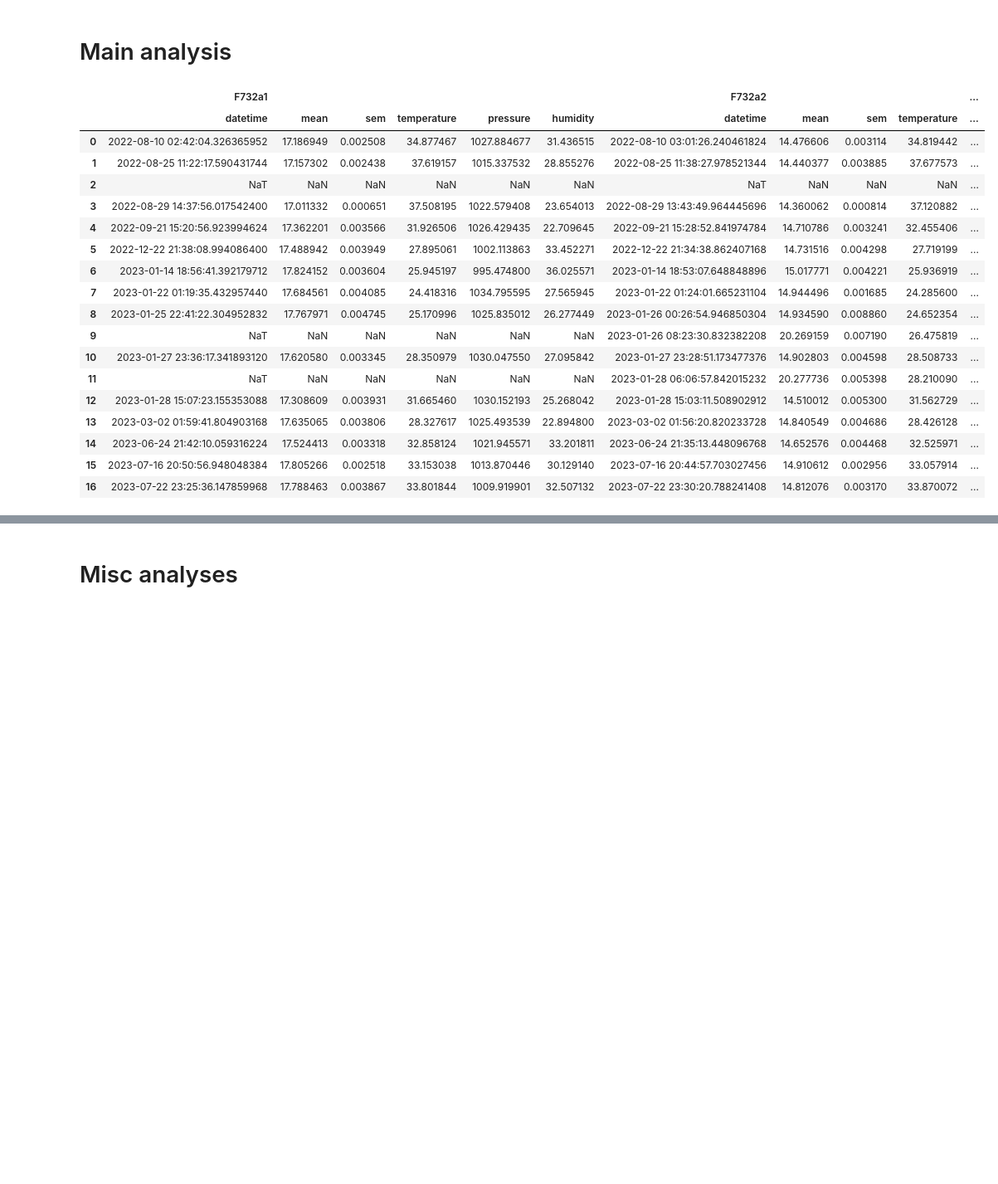
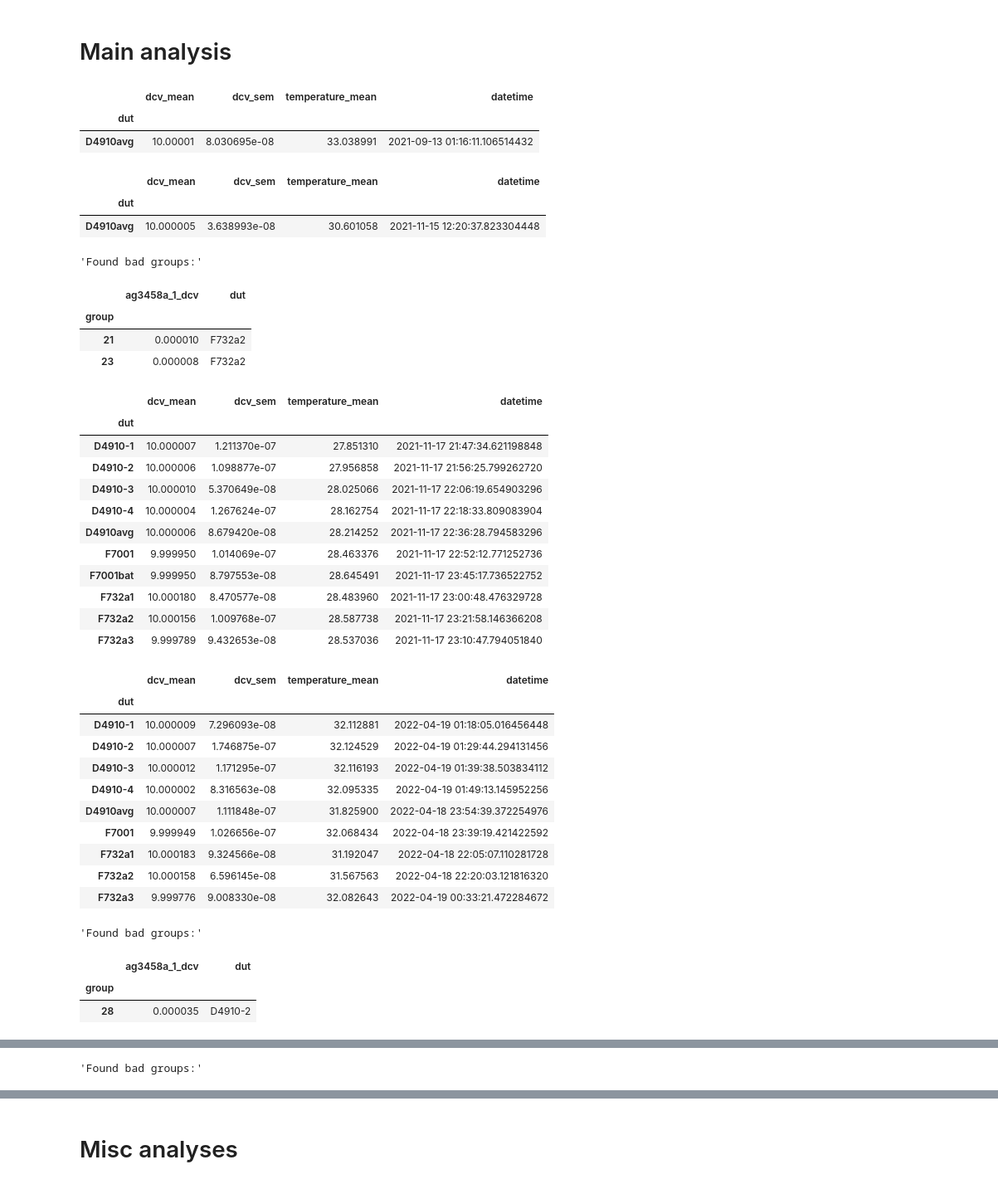
Before and after one commit to alson/metrology-data-analysis, a Jupyter notebook: vrefs.ipynb, the cells around one changed output, grey strips where cells are left out. Shown: that part at 83% size. Saved outputs shown, nothing was run; the diff lists cells and outputs as text; code cells hidden in the pictures; blank space fills up the shorter version.

```diff
--- a/vrefs.ipynb
+++ b/vrefs.ipynb
@@ -22,7 +22,7 @@ def flatten_relative_dcv_result(rel_results: pd.DataFrame, mean: float, mean_sem
     rows = rel_results.apply(lambda row: {
         (row.name, 'datetime'): row.datetime,
         (row.name, 'mean'): row.mean_in_ppm - mean,
-        (row.name, 'sem'): combine_stds_sum(np.array(row.sem_in_ppm, mean_sem)) if not np.isnan(row.sem_in_ppm) else np.nan,
+        (row.name, 'sem'): row.sem_in_ppm if mean_sem is None else (combine_stds_sum(np.array(row.sem_in_ppm, mean_sem)) if not np.isnan(row.sem_in_ppm) else np.nan),
         (row.name, 'temperature'): row.temperature,
         (row.name, 'pressure'): row.pressure,
         (row.name, 'humidity'): row.humidity
@@ -40,11 +40,13 @@ def get_result_from_group(result, voltage_references):
         'humidity': result.humidity.mean(),
         }], index=['F7001bat'])])
     results_wo_d4910avg = result[(result.index != 'D4910avg') & (result.index.isin(voltage_references))]
-    population_mean = results_wo_d4910avg.mean_in_ppm.mean()
-    if np.isnan(population_mean):
-        return None
-    population_sem = combine_stds_sum(results_wo_d4910avg.sem_in_ppm)
+    # population_mean = results_wo_d4910avg.mean_in_ppm.mean()
+    # if np.isnan(population_mean):
+        # return None
+    # population_sem = combine_stds_sum(results_wo_d4910avg.sem_in_ppm)
     # print(f"{result.datetime.mean()} mean: {population_mean}, sem: {population_sem}")
+    population_mean = 0
+    population_sem = None
     flat_result = flatten_relative_dcv_result(result, population_mean, population_sem)
     return flat_result
 # %% [markdown]
@@ -90,43 +92,68 @@ ag3458a_2_abs_data['group'] = ag3458a_2_abs_data.gap.cumsum()
 # %%
 voltage_references = ('F732a1', 'F732a2', 'F732a3', 'D4910avg', 'D4910-1', 'D4910-2', 'D4910-3', 'D4910-4', 'F7001bat')
 columns = [(dut, param) for dut in voltage_references for param in ('datetime', 'mean', 'sem', 'temperature', 'pressure', 'humidity')]
 results = []
+for group in ag3458a_1_abs_data_cut.group.unique():
+    group_samples = ag3458a_1_abs_data_cut[ag3458a_1_abs_data_cut.group == group].copy()
+    result, _ = analyse_dcv_absolute(group_samples.drop('group', axis=1), 'F7001bat', 'ag3458a_1')
+    display(result)
+for group in ag3458a_2_abs_data.group.unique():
+    group_samples = ag3458a_2_abs_data[ag3458a_2_abs_data.group == group].copy()
 for group in ag3458a_rel_data.group.unique():
     group_samples = ag3458a_rel_data[ag3458a_rel_data.group == group].copy()
     result = analyse_dcv_relative(group_samples, 'F7001bat', 10, 'F7001bat', 'ag3458a_1', 0)
     flat_result = get_result_from_group(result, voltage_references)
     if flat_result is None:
         continue
     results.append(flat_result)
 for group in k182_rel_data_cut.group.unique():
     group_samples = k182_rel_data_cut[k182_rel_data_cut.group == group].copy()
     result = analyse_dcv_k182(group_samples)
     flat_result = get_result_from_group(result, voltage_references)
     if flat_result is None:
         continue
     results.append(flat_result)
 orig_max_cols = pd.get_option('display.max_columns')
 rel_results = pd.DataFrame(results, columns=pd.MultiIndex.from_tuples(columns))
 pd.set_option('display.max_columns', None)
 display(rel_results)
 pd.set_option('display.max_columns', orig_max_cols)
 # %% [output]
-|  | F732a1 |  |  |  |  |  | F732a2 |  |  |  | ... |
-|  | datetime | mean | sem | temperature | pressure | humidity | datetime | mean | sem | temperature | ... |
-| 0 | 2022-08-10 02:42:04.326365952 | 17.186949 | 0.002508 | 34.877467 | 1027.884677 | 31.436515 | 2022-08-10 03:01:26.240461824 | 14.476606 | 0.003114 | 34.819442 | ... |
-| 1 | 2022-08-25 11:22:17.590431744 | 17.157302 | 0.002438 | 37.619157 | 1015.337532 | 28.855276 | 2022-08-25 11:38:27.978521344 | 14.440377 | 0.003885 | 37.677573 | ... |
-| 2 | NaT | NaN | NaN | NaN | NaN | NaN | NaT | NaN | NaN | NaN | ... |
-| 3 | 2022-08-29 14:37:56.017542400 | 17.011332 | 0.000651 | 37.508195 | 1022.579408 | 23.654013 | 2022-08-29 13:43:49.964445696 | 14.360062 | 0.000814 | 37.120882 | ... |
-| 4 | 2022-09-21 15:20:56.923994624 | 17.362201 | 0.003566 | 31.926506 | 1026.429435 | 22.709645 | 2022-09-21 15:28:52.841974784 | 14.710786 | 0.003241 | 32.455406 | ... |
-| 5 | 2022-12-22 21:38:08.994086400 | 17.488942 | 0.003949 | 27.895061 | 1002.113863 | 33.452271 | 2022-12-22 21:34:38.862407168 | 14.731516 | 0.004298 | 27.719199 | ... |
-| 6 | 2023-01-14 18:56:41.392179712 | 17.824152 | 0.003604 | 25.945197 | 995.474800 | 36.025571 | 2023-01-14 18:53:07.648848896 | 15.017771 | 0.004221 | 25.936919 | ... |
-| 7 | 2023-01-22 01:19:35.432957440 | 17.684561 | 0.004085 | 24.418316 | 1034.795595 | 27.565945 | 2023-01-22 01:24:01.665231104 | 14.944496 | 0.001685 | 24.285600 | ... |
-| 8 | 2023-01-25 22:41:22.304952832 | 17.767971 | 0.004745 | 25.170996 | 1025.835012 | 26.277449 | 2023-01-26 00:26:54.946850304 | 14.934590 | 0.008860 | 24.652354 | ... |
-| 9 | NaT | NaN | NaN | NaN | NaN | NaN | 2023-01-26 08:23:30.832382208 | 20.269159 | 0.007190 | 26.475819 | ... |
-| 10 | 2023-01-27 23:36:17.341893120 | 17.620580 | 0.003345 | 28.350979 | 1030.047550 | 27.095842 | 2023-01-27 23:28:51.173477376 | 14.902803 | 0.004598 | 28.508733 | ... |
-| 11 | NaT | NaN | NaN | NaN | NaN | NaN | 2023-01-28 06:06:57.842015232 | 20.277736 | 0.005398 | 28.210090 | ... |
-| 12 | 2023-01-28 15:07:23.155353088 | 17.308609 | 0.003931 | 31.665460 | 1030.152193 | 25.268042 | 2023-01-28 15:03:11.508902912 | 14.510012 | 0.005300 | 31.562729 | ... |
-| 13 | 2023-03-02 01:59:41.804903168 | 17.635065 | 0.003806 | 28.327617 | 1025.493539 | 22.894800 | 2023-03-02 01:56:20.820233728 | 14.840549 | 0.004686 | 28.426128 | ... |
-| 14 | 2023-06-24 21:42:10.059316224 | 17.524413 | 0.003318 | 32.858124 | 1021.945571 | 33.201811 | 2023-06-24 21:35:13.448096768 | 14.652576 | 0.004468 | 32.525971 | ... |
-| 15 | 2023-07-16 20:50:56.948048384 | 17.805266 | 0.002518 | 33.153038 | 1013.870446 | 30.129140 | 2023-07-16 20:44:57.703027456 | 14.910612 | 0.002956 | 33.057914 | ... |
-| 16 | 2023-07-22 23:25:36.147859968 | 17.788463 | 0.003867 | 33.801844 | 1009.919901 | 32.507132 | 2023-07-22 23:30:20.788241408 | 14.812076 | 0.003170 | 33.870072 | ... |
+|  | dcv_mean | dcv_sem | temperature_mean | datetime |
+| dut |  |  |  |  |
+| D4910avg | 10.00001 | 8.030695e-08 | 33.038991 | 2021-09-13 01:16:11.106514432 |
+|  | dcv_mean | dcv_sem | temperature_mean | datetime |
+| dut |  |  |  |  |
+| D4910avg | 10.000005 | 3.638993e-08 | 30.601058 | 2021-11-15 12:20:37.823304448 |
+'Found bad groups:'
+|  | ag3458a_1_dcv | dut |
+| group |  |  |
+| 21 | 0.000010 | F732a2 |
+| 23 | 0.000008 | F732a2 |
+|  | dcv_mean | dcv_sem | temperature_mean | datetime |
+| dut |  |  |  |  |
+| D4910-1 | 10.000007 | 1.211370e-07 | 27.851310 | 2021-11-17 21:47:34.621198848 |
+| D4910-2 | 10.000006 | 1.098877e-07 | 27.956858 | 2021-11-17 21:56:25.799262720 |
+| D4910-3 | 10.000010 | 5.370649e-08 | 28.025066 | 2021-11-17 22:06:19.654903296 |
+| D4910-4 | 10.000004 | 1.267624e-07 | 28.162754 | 2021-11-17 22:18:33.809083904 |
+| D4910avg | 10.000006 | 8.679420e-08 | 28.214252 | 2021-11-17 22:36:28.794583296 |
+| F7001 | 9.999950 | 1.014069e-07 | 28.463376 | 2021-11-17 22:52:12.771252736 |
+| F7001bat | 9.999950 | 8.797553e-08 | 28.645491 | 2021-11-17 23:45:17.736522752 |
+| F732a1 | 10.000180 | 8.470577e-08 | 28.483960 | 2021-11-17 23:00:48.476329728 |
+| F732a2 | 10.000156 | 1.009768e-07 | 28.587738 | 2021-11-17 23:21:58.146366208 |
+| F732a3 | 9.999789 | 9.432653e-08 | 28.537036 | 2021-11-17 23:10:47.794051840 |
+|  | dcv_mean | dcv_sem | temperature_mean | datetime |
+| dut |  |  |  |  |
+| D4910-1 | 10.000009 | 7.296093e-08 | 32.112881 | 2022-04-19 01:18:05.016456448 |
+| D4910-2 | 10.000007 | 1.746875e-07 | 32.124529 | 2022-04-19 01:29:44.294131456 |
+| D4910-3 | 10.000012 | 1.171295e-07 | 32.116193 | 2022-04-19 01:39:38.503834112 |
+| D4910-4 | 10.000002 | 8.316563e-08 | 32.095335 | 2022-04-19 01:49:13.145952256 |
+| D4910avg | 10.000007 | 1.111848e-07 | 31.825900 | 2022-04-18 23:54:39.372254976 |
+| F7001 | 9.999949 | 1.026656e-07 | 32.068434 | 2022-04-18 23:39:19.421422592 |
+| F732a1 | 10.000183 | 9.324566e-08 | 31.192047 | 2022-04-18 22:05:07.110281728 |
+| F732a2 | 10.000158 | 6.596145e-08 | 31.567563 | 2022-04-18 22:20:03.121816320 |
+| F732a3 | 9.999776 | 9.008330e-08 | 32.082643 | 2022-04-19 00:33:21.472284672 |
+'Found bad groups:'
+|  | ag3458a_1_dcv | dut |
+| group |  |  |
+| 28 | 0.000035 | D4910-2 |
@@ -132,0 +172 @@ pd.set_option('display.max_columns', orig_max_cols)
+'Found bad groups:'
```
Also changed, not shown: parts of 1 cell of this notebook, 1 other file.
